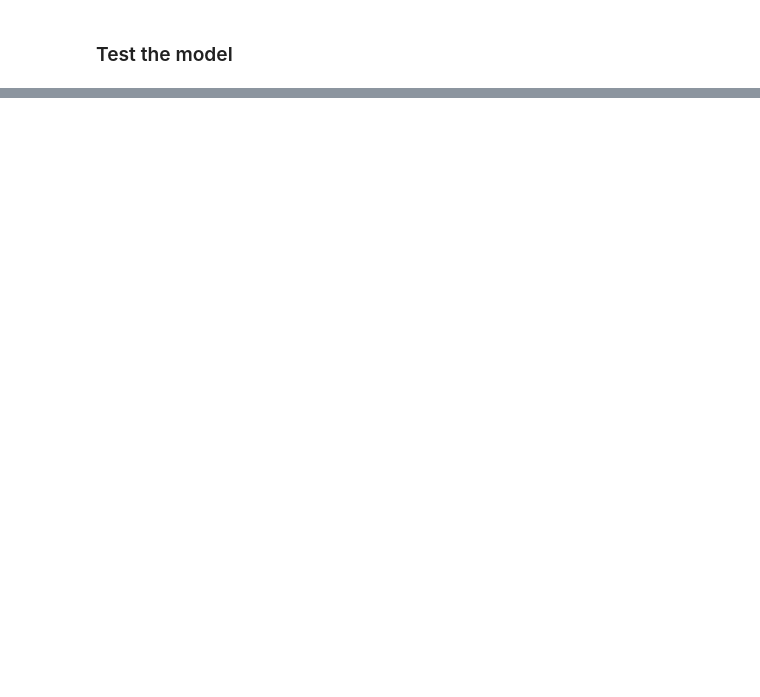
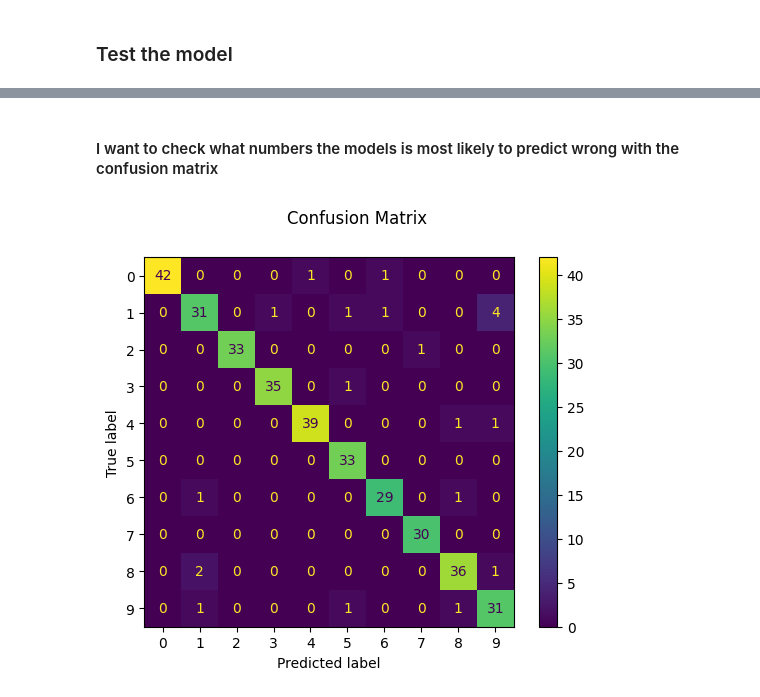
Before and after one commit to fredericstrand/INF201, a Jupyter notebook: projects/MNIST.ipynb, the cells around one changed output, grey strips where cells are left out. Cells and saved outputs as stored; diff of their text form; code cells hidden in the pictures; blank space fills up the shorter version.

```diff
--- a/projects/MNIST.ipynb
+++ b/projects/MNIST.ipynb
@@ -293,0 +408,10 @@ ValueError: shapes (1437,64) and (784,64) not aligned: 64 (dim 1) != 784 (dim 0)
+# %% [markdown]
+#### I want to check what numbers the models is most likely to predict wrong with the confusion matrix
+# %%
+from sklearn import metrics
+
+disp = metrics.ConfusionMatrixDisplay.from_predictions(y_test, y_pred)
+disp.figure_.suptitle("Confusion Matrix")
+plt.show()
+# %% [output]
+[figure, added]
```
Also changed, not shown: parts of 15 cells of this notebook, 1 other file.
